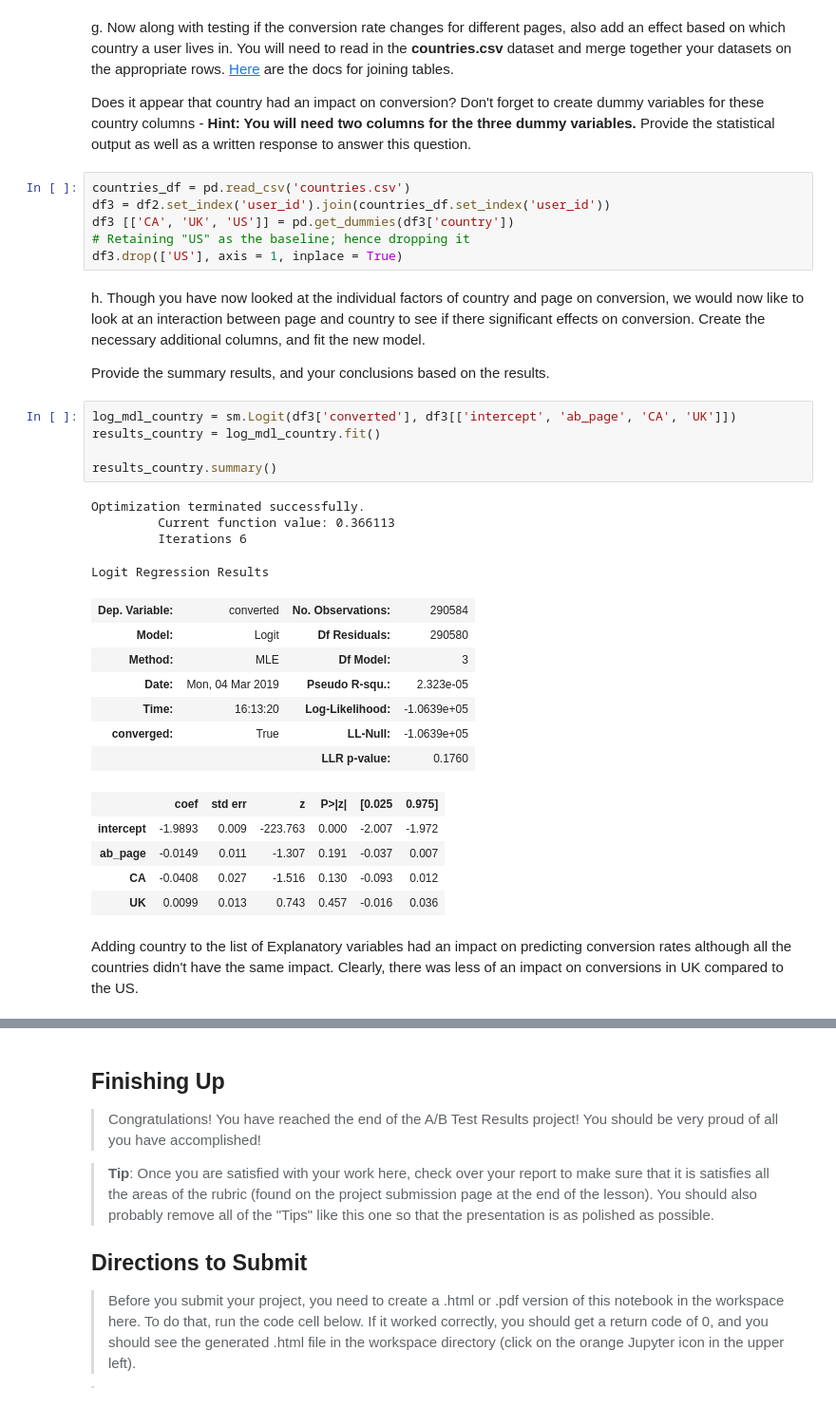
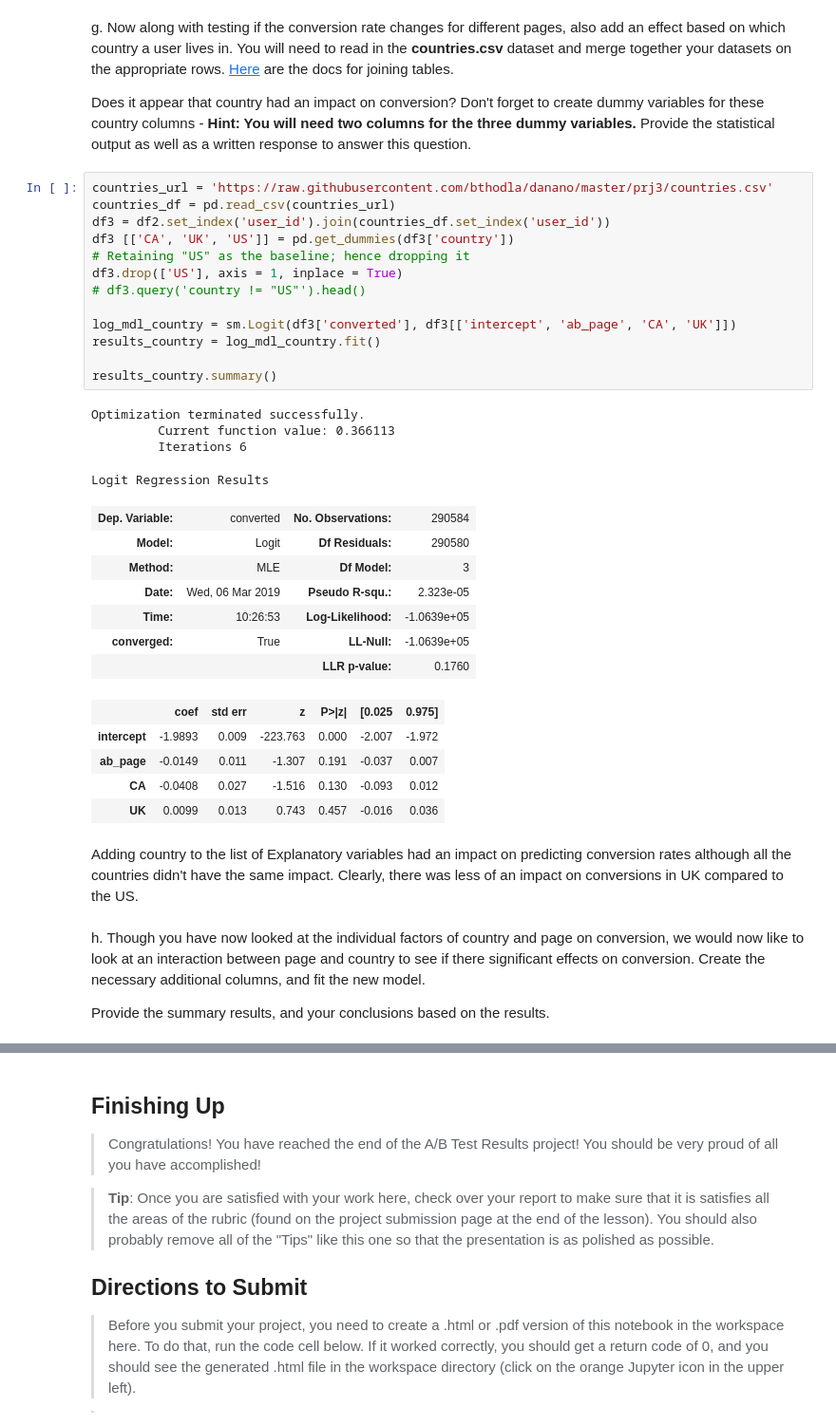
Before and after one commit to bthodla/danano, a Jupyter notebook: prj3/resubmission1/Analyze_ab_test_results_notebook.ipynb, the cells around one changed output, grey strips where cells are left out. Shown at 95% size. Saved outputs shown, nothing was run; the diff lists cells and outputs as text.

```diff
--- a/prj3/resubmission1/Analyze_ab_test_results_notebook.ipynb
+++ b/prj3/resubmission1/Analyze_ab_test_results_notebook.ipynb
@@ -356,36 +368,38 @@ g. Now along with testing if the conversion rate changes for different pages, al
 
 Does it appear that country had an impact on conversion?  Don't forget to create dummy variables for these country columns - **Hint: You will need two columns for the three dummy variables.** Provide the statistical output as well as a written response to answer this question.
 # %%
-countries_df = pd.read_csv('countries.csv')
+countries_url = 'https://raw.githubusercontent.com/bthodla/danano/master/prj3/countries.csv'
+countries_df = pd.read_csv(countries_url)
 df3 = df2.set_index('user_id').join(countries_df.set_index('user_id'))
 df3 [['CA', 'UK', 'US']] = pd.get_dummies(df3['country'])
 # Retaining "US" as the baseline; hence dropping it
 df3.drop(['US'], axis = 1, inplace = True)
+# df3.query('country != "US"').head()
+
+log_mdl_country = sm.Logit(df3['converted'], df3[['intercept', 'ab_page', 'CA', 'UK']])
+results_country = log_mdl_country.fit()
+
+results_country.summary()
+# %% [output]
+Optimization terminated successfully.
+         Current function value: 0.366113
+         Iterations 6
+Logit Regression Results
+| Dep. Variable: | converted | No. Observations: | 290584 |
+| Model: | Logit | Df Residuals: | 290580 |
+| Method: | MLE | Df Model: | 3 |
+| Date: | Wed, 06 Mar 2019 | Pseudo R-squ.: | 2.323e-05 |
+| Time: | 10:26:53 | Log-Likelihood: | -1.0639e+05 |
+| converged: | True | LL-Null: | -1.0639e+05 |
+|  |  | LLR p-value: | 0.1760 |
+|  | coef | std err | z | P>|z| | [0.025 | 0.975] |
+| intercept | -1.9893 | 0.009 | -223.763 | 0.000 | -2.007 | -1.972 |
+| ab_page | -0.0149 | 0.011 | -1.307 | 0.191 | -0.037 | 0.007 |
+| CA | -0.0408 | 0.027 | -1.516 | 0.130 | -0.093 | 0.012 |
+| UK | 0.0099 | 0.013 | 0.743 | 0.457 | -0.016 | 0.036 |
+# %% [markdown]
+Adding country to the list of Explanatory variables had an impact on predicting conversion rates although all the countries didn't have the same impact. Clearly, there was less of an impact on conversions in UK compared to the US.
 # %% [markdown]
 h. Though you have now looked at the individual factors of country and page on conversion, we would now like to look at an interaction between page and country to see if there significant effects on conversion.  Create the necessary additional columns, and fit the new model.
 
 Provide the summary results, and your conclusions based on the results.
-# %%
-log_mdl_country = sm.Logit(df3['converted'], df3[['intercept', 'ab_page', 'CA', 'UK']])
-results_country = log_mdl_country.fit()
-
-results_country.summary()
-# %% [output]
-Optimization terminated successfully.
-         Current function value: 0.366113
-         Iterations 6
-Logit Regression Results
-| Dep. Variable: | converted | No. Observations: | 290584 |
-| Model: | Logit | Df Residuals: | 290580 |
-| Method: | MLE | Df Model: | 3 |
-| Date: | Mon, 04 Mar 2019 | Pseudo R-squ.: | 2.323e-05 |
-| Time: | 16:13:20 | Log-Likelihood: | -1.0639e+05 |
-| converged: | True | LL-Null: | -1.0639e+05 |
-|  |  | LLR p-value: | 0.1760 |
-|  | coef | std err | z | P>|z| | [0.025 | 0.975] |
-| intercept | -1.9893 | 0.009 | -223.763 | 0.000 | -2.007 | -1.972 |
-| ab_page | -0.0149 | 0.011 | -1.307 | 0.191 | -0.037 | 0.007 |
-| CA | -0.0408 | 0.027 | -1.516 | 0.130 | -0.093 | 0.012 |
-| UK | 0.0099 | 0.013 | 0.743 | 0.457 | -0.016 | 0.036 |
-# %% [markdown]
-Adding country to the list of Explanatory variables had an impact on predicting conversion rates although all the countries didn't have the same impact. Clearly, there was less of an impact on conversions in UK compared to the US.
```
Also changed, not shown: parts of 12 cells of this notebook, 1 other file.
